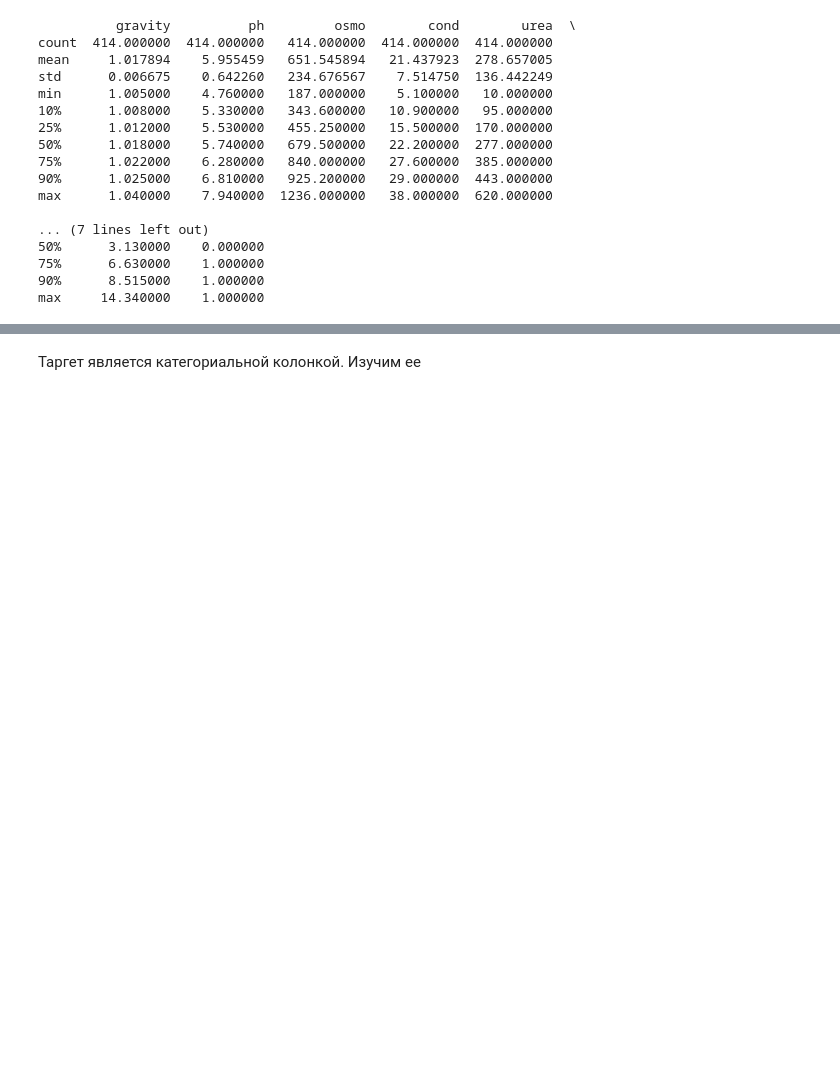
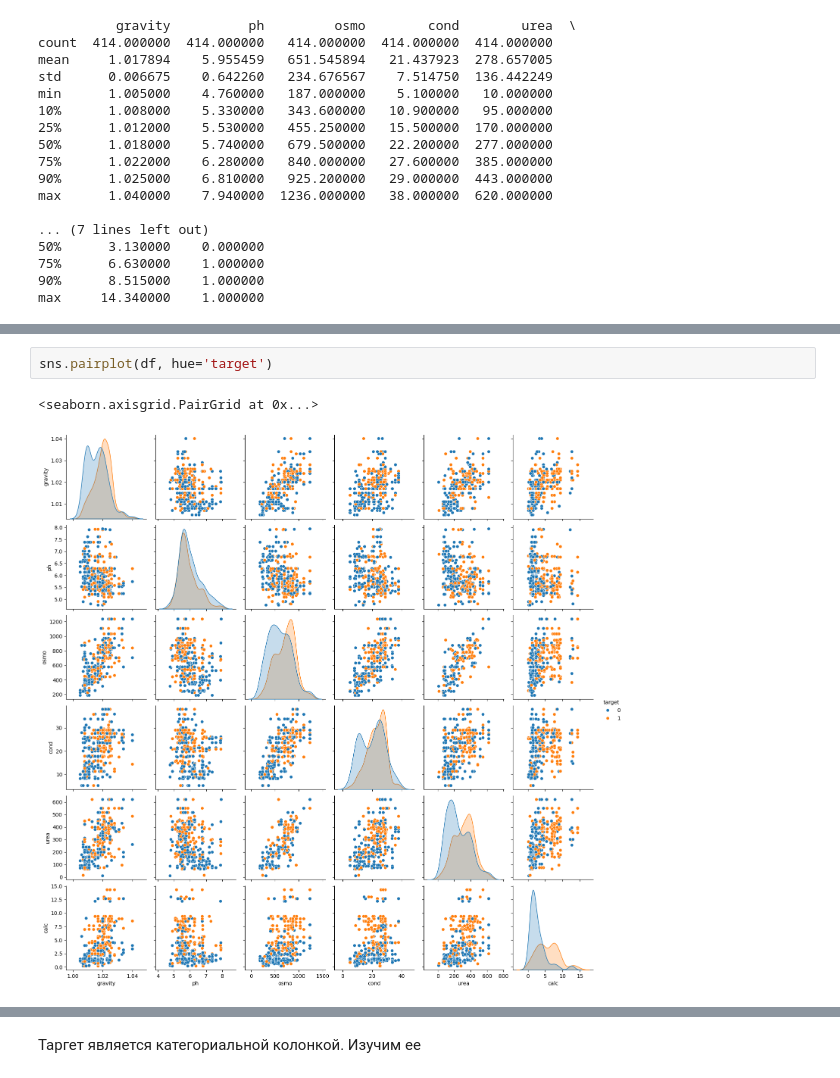
Before and after one commit to AntoxaZ18/ml-algorithms, a Jupyter notebook: module_3/knn/task.ipynb, the cells around one changed output, grey strips where cells are left out. Drawn from its saved outputs; the diff is of its cells as text; blank space fills up the shorter version.

```diff
--- a/module_3/knn/task.ipynb
+++ b/module_3/knn/task.ipynb
@@ -72,0 +84,5 @@ max     14.340000    1.000000
+# %%
+sns.pairplot(df, hue='target')
+# %% [output]
+<seaborn.axisgrid.PairGrid at 0x...>
+[figure, added]
```
Also changed, not shown: parts of 20 cells of this notebook.
